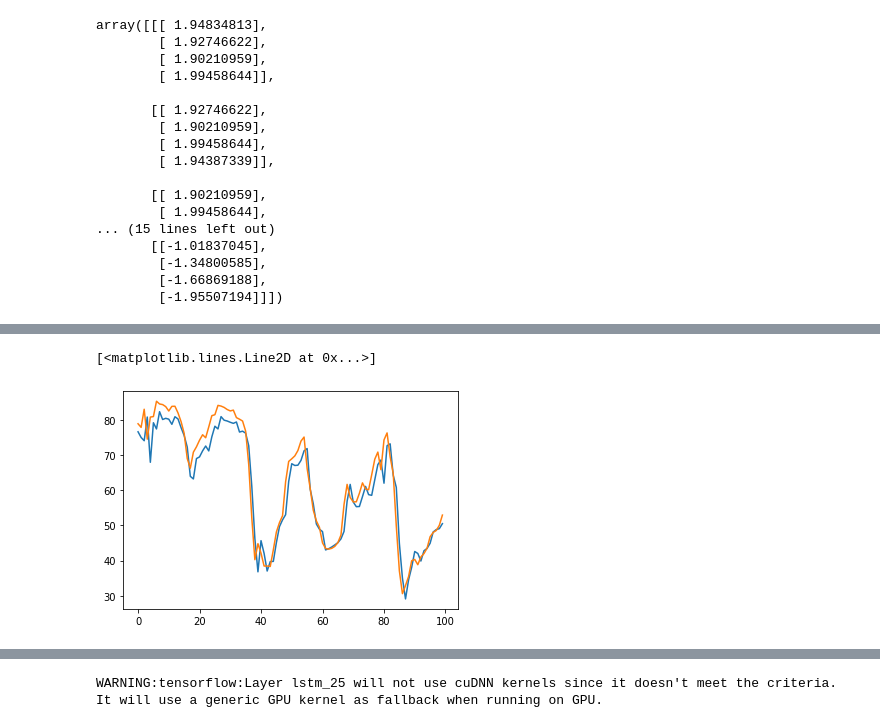
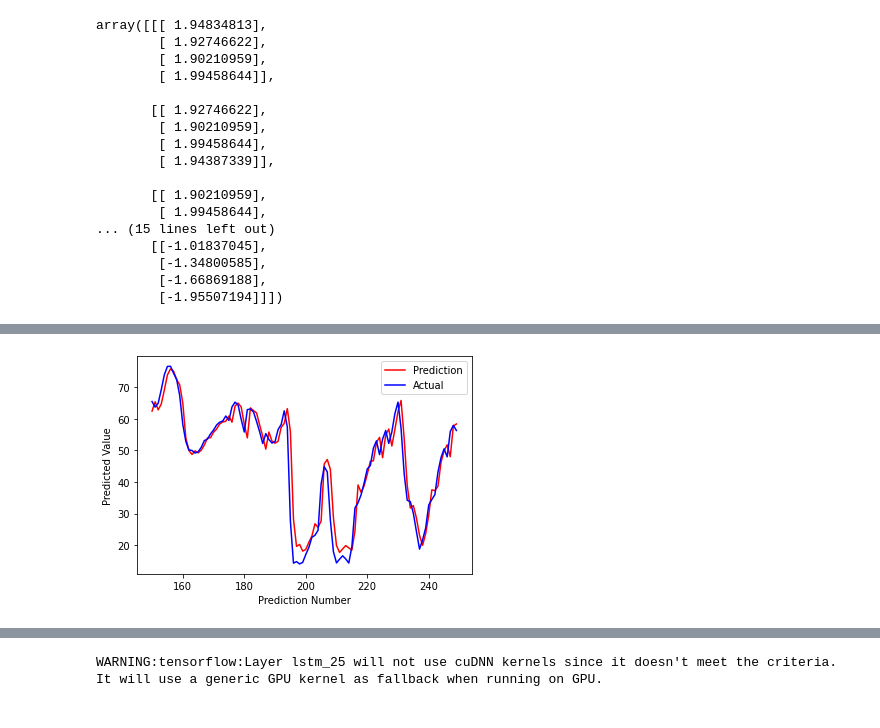
Before and after one commit to bsb4018/AQForecast-TimeSeries, a Jupyter notebook: MairQuality_pred.ipynb, the cells around one changed output, grey strips where cells are left out. Cells and saved outputs as stored; diff of their text form; code cells hidden in the pictures.

```diff
--- a/MairQuality_pred.ipynb
+++ b/MairQuality_pred.ipynb
@@ -426,9 +431,5 @@ plt.plot(val_results['Actuals'][:100])
-# %%
-#Test Predictions
-test_predictions = model.predict(X_test).flatten()
-test_results = pd.DataFrame(data={'Test Predictions':test_predictions, 'Actuals':y_test})
-plt.plot(test_results['Test Predictions'][:100])
-plt.plot(test_results['Actuals'][:100])
-# %% [output]
-[<matplotlib.lines.Line2D at 0x...>]
-[figure, removed]
+# %%
+#Validation Results
+plot_results(X_val,y_val,model1,150,250)
+# %% [output]
+[figure, added]
```
Also changed, not shown: parts of 18 cells of this notebook.
